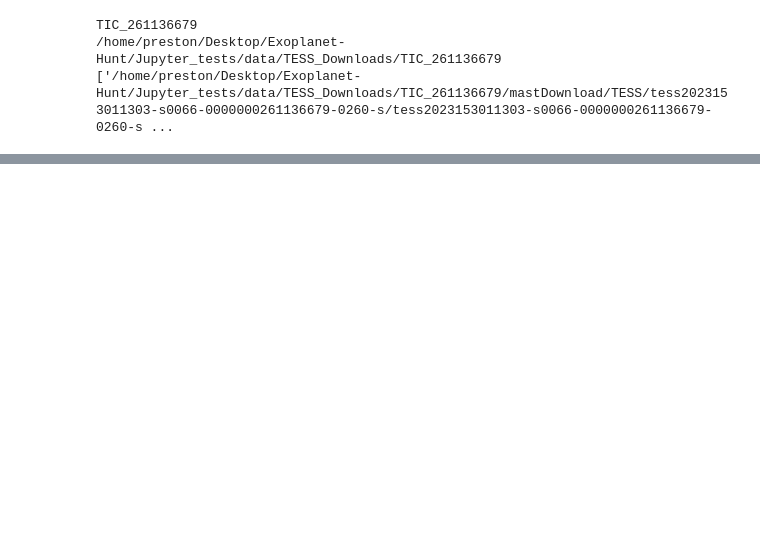
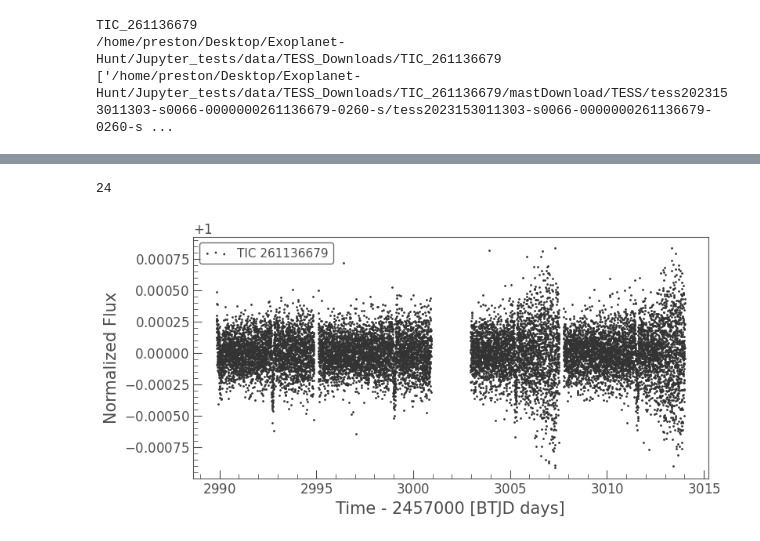
Before and after one commit to PKR000/Exoplanet-Hunt, a Jupyter notebook: Jupyter_tests/lightkurveTest.ipynb, the cells around one changed output, grey strips where cells are left out. Saved outputs shown, nothing was run; the diff lists cells and outputs as text; code cells hidden in the pictures; blank space fills up the shorter version.

```diff
--- a/Jupyter_tests/lightkurveTest.ipynb
+++ b/Jupyter_tests/lightkurveTest.ipynb
@@ -46,0 +49,13 @@ plt.show()
+# %%
+#the flatten function needs a set window, otherwise it may erase transit signals
+observation_time = int(get_number_of_days(lc))
+print(observation_time)
+dynamic_window = observation_time*30
+
+#flattened data
+flat_lc = lc.flatten(window_length=dynamic_window)
+flat_lc.scatter()
+plt.show()
+# %% [output]
+24
+[figure, added]
```
Also changed, not shown: parts of 11 cells of this notebook.
